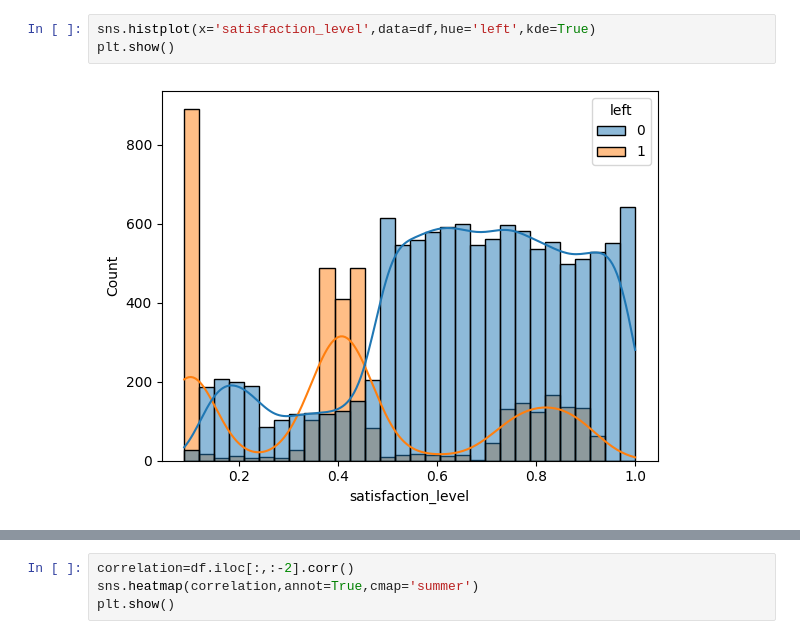
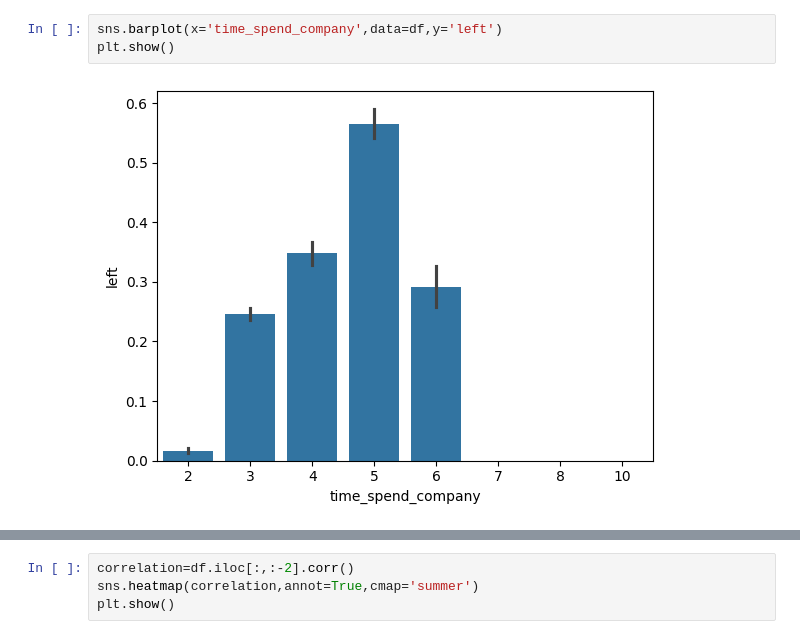
Before and after one commit to sahilgarg2814/avisoft, a Jupyter notebook: march/26_march_2024.ipynb, the cells around one changed output, grey strips where cells are left out. Saved outputs shown, nothing was run; the diff lists cells and outputs as text.

```diff
--- a/march/26_march_2024.ipynb
+++ b/march/26_march_2024.ipynb
@@ -27,5 +54,5 @@ plt.show()
 # %%
-sns.histplot(x='satisfaction_level',data=df,hue='left',kde=True)
+sns.barplot(x='time_spend_company',data=df,y='left')
 plt.show()
 # %% [output]
-[figure, old version]
+[figure, new version]
```
Also changed, not shown: parts of 16 cells of this notebook, 1 other file.
